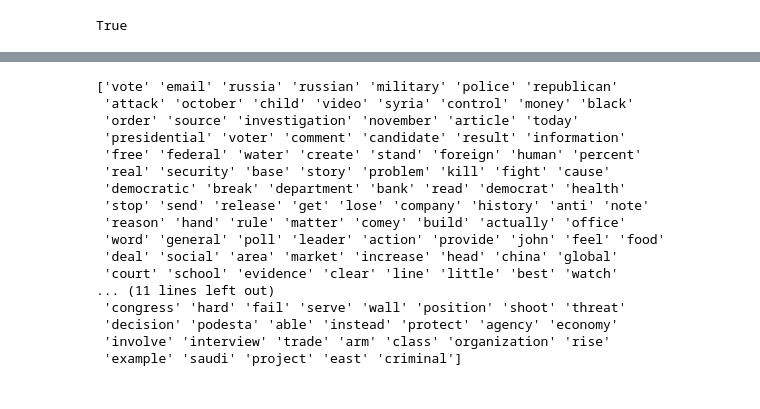
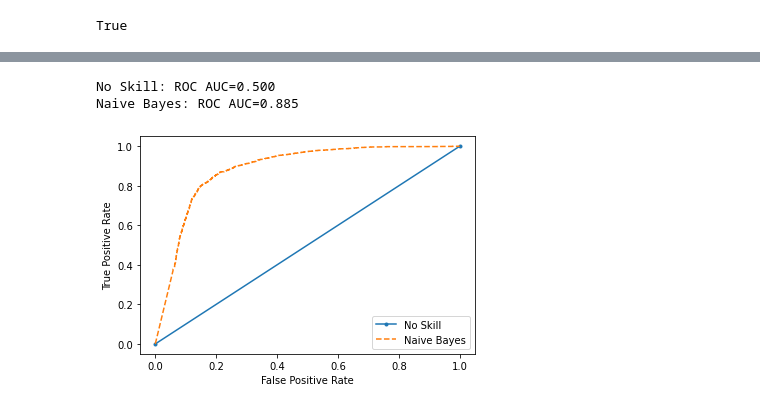
Before and after one commit to JuliaKulacz/Fake-News-Detection, a Jupyter notebook: Naive Bayes/naive_bayes-new_data.ipynb, the cells around one changed output, grey strips where cells are left out. Cells and saved outputs as stored; diff of their text form; code cells hidden in the pictures.

Commit message:
Naive Bayes classificator - final version

```diff
--- a/Naive Bayes/naive_bayes-new_data.ipynb
+++ b/Naive Bayes/naive_bayes-new_data.ipynb
@@ -144,4 +120,14 @@ vectorizer.fit(df['clean_joined'])
 # Transforming training and validation data using count vectorizer object
 X_train_count = vectorizer.transform(X_train.values)
 X_test_count = vectorizer.transform(X_test.values)
+# %%
+# TF-IDF
+
+X_train, X_test, y_train, y_test = train_test_split(df.clean_joined, df.label, test_size=0.2)
+
+vectorizer = TfidfVectorizer(min_df=5, max_df=5000)
+vectorizer.fit(df['clean_joined'])
+# Transforming training and validation data using count vectorizer object
+X_train_count = vectorizer.transform(X_train.values)
+X_test_count = vectorizer.transform(X_test.values)
 # %%
@@ -217,21 +171,40 @@ print(np.take(vectorizer.get_feature_names(), neg_class_prob_sorted[:200]))
-# %%
-pos_class_prob_sorted = model.feature_log_prob_[1, :].argsort()[::-1]
-print(np.take(vectorizer.get_feature_names(), pos_class_prob_sorted[:200]))
-# %% [output]
-['vote' 'email' 'russia' 'russian' 'military' 'police' 'republican'
- 'attack' 'october' 'child' 'video' 'syria' 'control' 'money' 'black'
- 'order' 'source' 'investigation' 'november' 'article' 'today'
- 'presidential' 'voter' 'comment' 'candidate' 'result' 'information'
- 'free' 'federal' 'water' 'create' 'stand' 'foreign' 'human' 'percent'
- 'real' 'security' 'base' 'story' 'problem' 'kill' 'fight' 'cause'
- 'democratic' 'break' 'department' 'bank' 'read' 'democrat' 'health'
- 'stop' 'send' 'release' 'get' 'lose' 'company' 'history' 'anti' 'note'
- 'reason' 'hand' 'rule' 'matter' 'comey' 'build' 'actually' 'office'
- 'word' 'general' 'poll' 'leader' 'action' 'provide' 'john' 'feel' 'food'
- 'deal' 'social' 'area' 'market' 'increase' 'head' 'china' 'global'
- 'court' 'school' 'evidence' 'clear' 'line' 'little' 'best' 'watch'
-... (11 lines left out)
- 'congress' 'hard' 'fail' 'serve' 'wall' 'position' 'shoot' 'threat'
- 'decision' 'podesta' 'able' 'instead' 'protect' 'agency' 'economy'
- 'involve' 'interview' 'trade' 'arm' 'class' 'organization' 'rise'
- 'example' 'saudi' 'project' 'east' 'criminal']
+# %%
+# ROC CURVE
+
+# Generating a no skill prediction (majority class)
+ns_probs = [0 for _ in range(len(y_test))]
+
+# Predict probabilities for a model
+lr_probs = model.predict_proba(X_test_count)
+# Keeping probabilities for the positive outcome only
+lr_probs = lr_probs[:, 1]
+
+# Calculating scores
+ns_auc = roc_auc_score(y_test, ns_probs)
+lr_auc = roc_auc_score(y_test, lr_probs)
+
+# Summarizing scores
+print('No Skill: ROC AUC=%.3f' % (ns_auc))
+print('Naive Bayes: ROC AUC=%.3f' % (lr_auc))
+
+# Calculating roc curves
+ns_fpr, ns_tpr, _ = roc_curve(y_test, ns_probs)
+lr_fpr, lr_tpr, _ = roc_curve(y_test, lr_probs)
+
+# Plotting the roc curve for the model
+pyplot.plot(ns_fpr, ns_tpr, marker='.', label='No Skill')
+pyplot.plot(lr_fpr, lr_tpr, linestyle='--', label='Naive Bayes')
+
+# Axis labels
+pyplot.xlabel('False Positive Rate')
+pyplot.ylabel('True Positive Rate')
+
+# Showing the legend
+pyplot.legend()
+
+# Showing the plot
+pyplot.show()
+# %% [output]
+No Skill: ROC AUC=0.500
+Naive Bayes: ROC AUC=0.885
+[figure, added]
```
Also changed, not shown: parts of 11 cells of this notebook.
